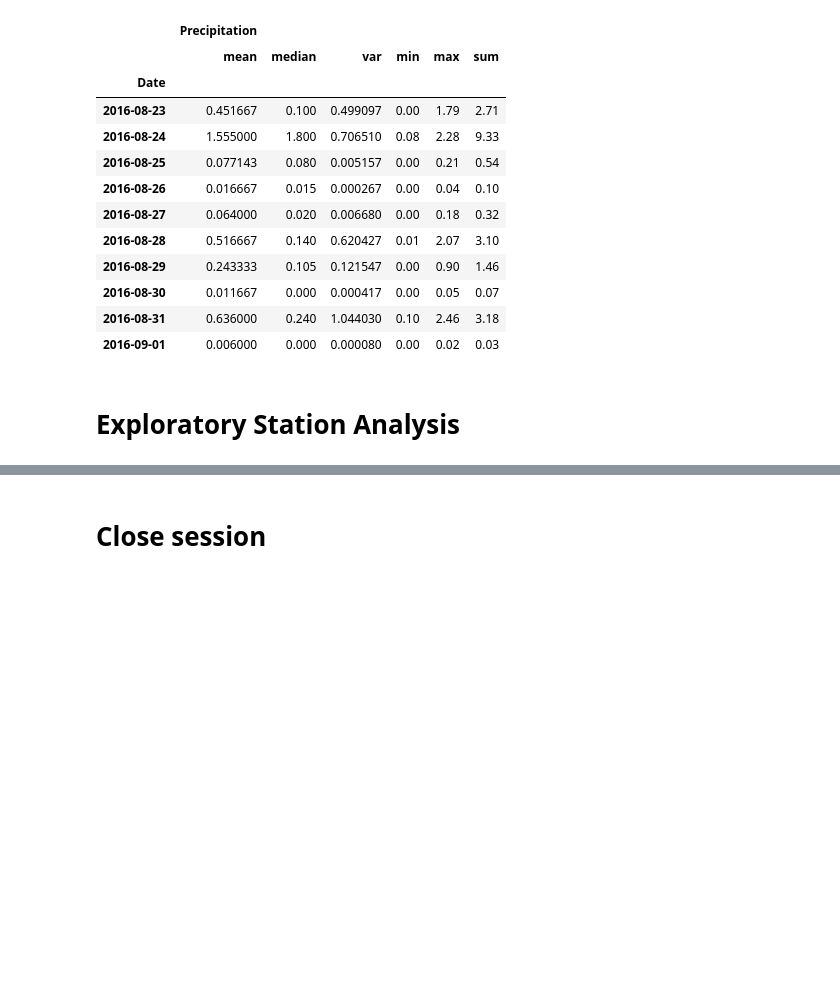
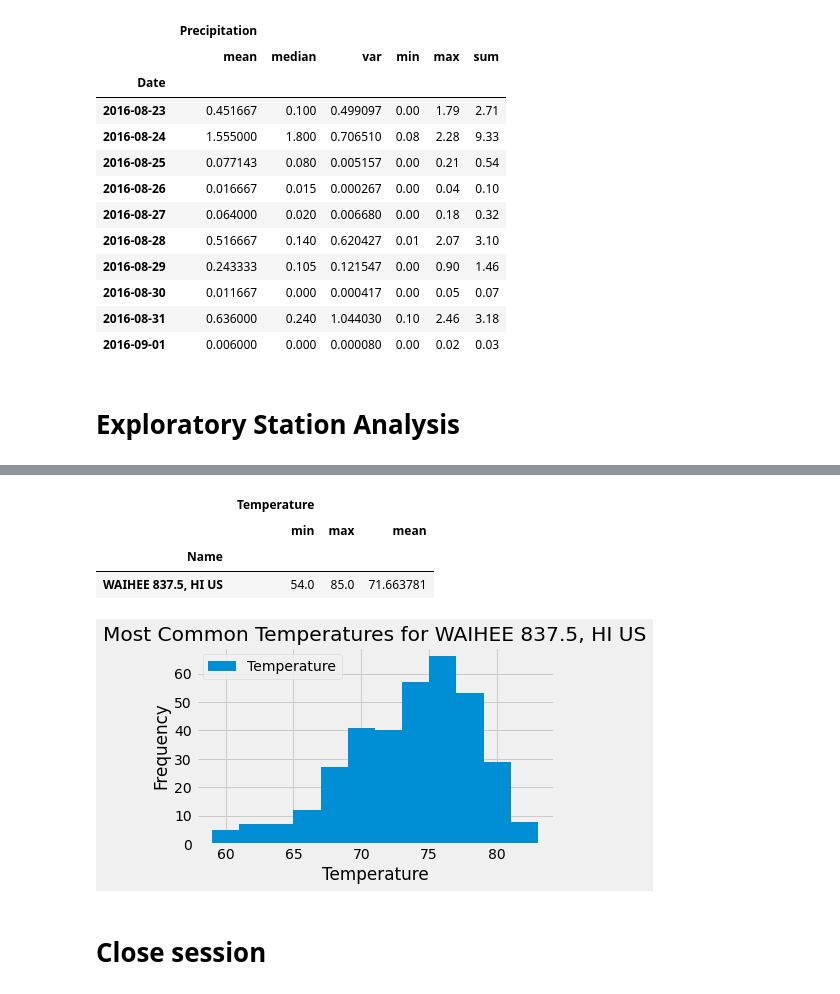
Before and after one commit to WayneJ2/sqlalchemy-challenge, a Jupyter notebook: climate_starter.ipynb, the cells around one changed output, grey strips where cells are left out. Cells and saved outputs as stored; diff of their text form; code cells hidden in the pictures; blank space fills up the shorter version.

```diff
--- a/climate_starter.ipynb
+++ b/climate_starter.ipynb
@@ -95,3 +123,11 @@ prcpStats_df.head(10)
 # %%
 # Design a query to find the most active stations (i.e. what stations have the most rows?)
 # List the stations and the counts in descending order.
+# activeStations = session.query(Measurements.station,func.count(Measurements.station)).group_by(Measurements.station).order_by(func.count(Measurements.station).desc()).all()
+activeStations =session.query(Stations.station, Stations.name,func.count(Measurements.station)).\
+    filter(Stations.station == Measurements.station).\
+    group_by(Measurements.station).\
+    order_by(func.count(Measurements.station).desc()).all()
+
+print(f"The most active stations:")
+activeStations
@@ -98,8 +145,35 @@ prcpStats_df.head(10)
 # %%
 # Using the most active station id from the previous query, calculate the lowest, highest, and average temperature.
+stationIDS = [result[0] for result in activeStations[:10]]
+topStation = stationIDS[0]
+
+stationData_df = pd.DataFrame(stationData, columns=['StationID', 'Name', 'Date','Temperature'])
+
+tests = ['min','max','mean']
+topData_df = stationData_df.loc[stationData_df["StationID"] == topStation,:]
+topStats_df = topData_df.groupby("Name").agg({"Temperature":tests})
+
+topName = list(topData_df['Name'])[1]
+
+topStats_df
+# %% [output]
+|  | Temperature |  |  |
+|  | min | max | mean |
+| Name |  |  |  |
+| WAIHEE 837.5, HI US | 54.0 | 85.0 | 71.663781 |
 # %%
 # Using the most active station id
 # Query the last 12 months of temperature observation data for this station and plot the results as a histogram
+mostActive = session.query(Measurements.station, Measurements.date, Measurements.tobs).\
+    filter(Measurements.station == topStation).\
+    filter(Measurements.date >= query_date).\
+    order_by(Measurements.date).all()
+topstation_df = pd.DataFrame(mostActive, columns=['StationID','Date','Temperature'])
+topstation_df.plot.hist(bins=12, title=f"Most Common Temperatures for {topName}")
+plt.xlabel("Temperature")
+plt.tight_layout()
+# %% [output]
+[figure, added]
 # %% [markdown]
 # Close session
 # %%
```
Also changed, not shown: parts of 4 cells of this notebook, 2 other files.
